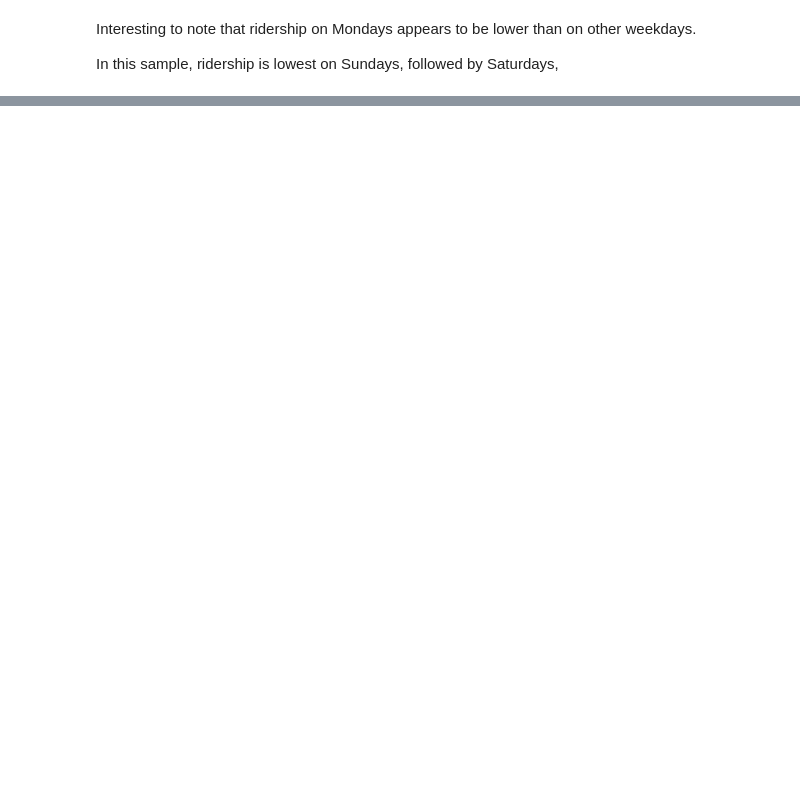
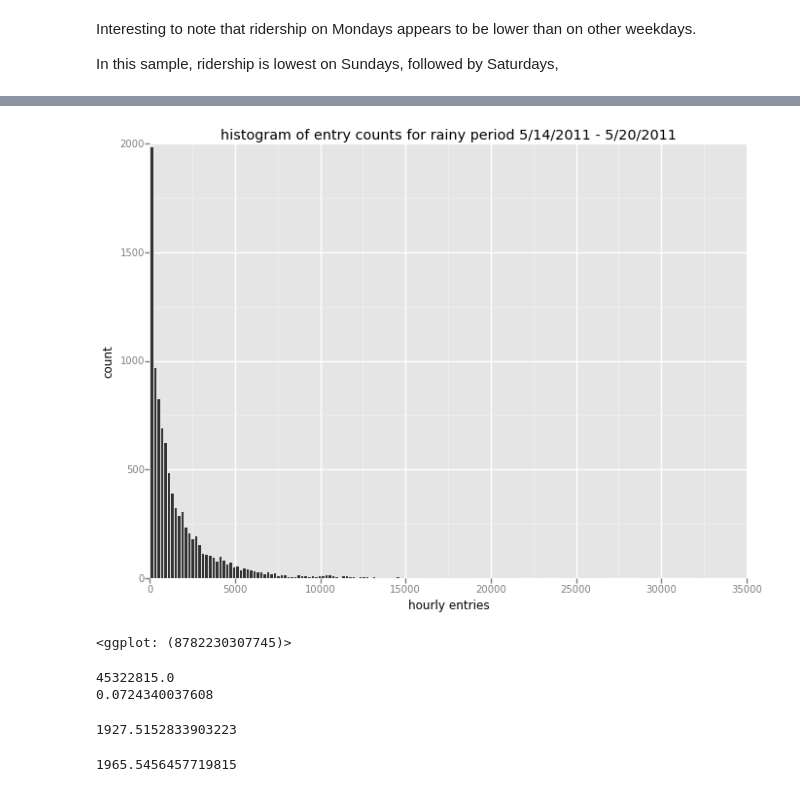
Before and after one commit to laixer/subway-ridership-analysis, a Jupyter notebook: ridership_analysis.ipynb, the cells around one changed output, grey strips where cells are left out. Cells and saved outputs as stored; diff of their text form; code cells hidden in the pictures; blank space fills up the shorter version.

```diff
--- a/ridership_analysis.ipynb
+++ b/ridership_analysis.ipynb
@@ -105,0 +135,3 @@ ggplot(turnstile_data_weather, aes(x='DATEn', y='rain')) + \
+# %%
+rainy_turnstile_data = turnstile_data[(turnstile_data['DATEn'] >= '2011-05-14') & (turnstile_data['DATEn'] <= '2011-05-20')]
+rainy_turnstile_data
@@ -105,0 +166,24 @@ ggplot(turnstile_data_weather, aes(x='DATEn', y='rain')) + \
+# %%
+ggplot(rainy_turnstile_data[["ENTRIESn_hourly"]].reset_index(), aes(x='ENTRIESn_hourly')) \
+    + geom_histogram(binwidth=200) \
+    + xlab('hourly entries') \
+    + ylab('count') \
+    + ggtitle('histogram of entry counts for rainy period 5/14/2011 - 5/20/2011')
+# %% [output]
+[figure, added]
+<ggplot: (8782230307745)>
+# %%
+U, p = scipy.stats.mannwhitneyu(rainy_turnstile_data["ENTRIESn_hourly"], non_rainy_turnstile_data["ENTRIESn_hourly"])
+print U
+print p
+# %% [output]
+45322815.0
+0.0724340037608
+# %%
+np.mean(rainy_turnstile_data["ENTRIESn_hourly"])
+# %% [output]
+1927.5152833903223
+# %%
+np.mean(non_rainy_turnstile_data["ENTRIESn_hourly"])
+# %% [output]
+1965.5456457719815
```
Also changed, not shown: parts of 6 cells of this notebook.
